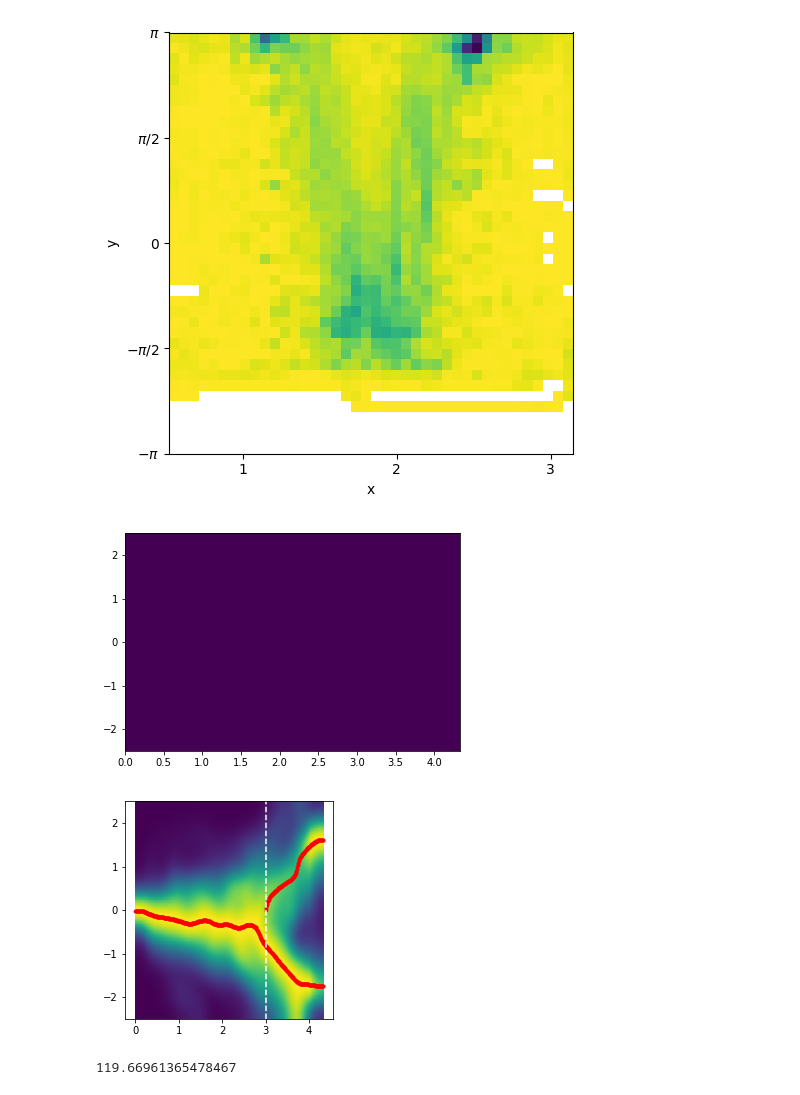
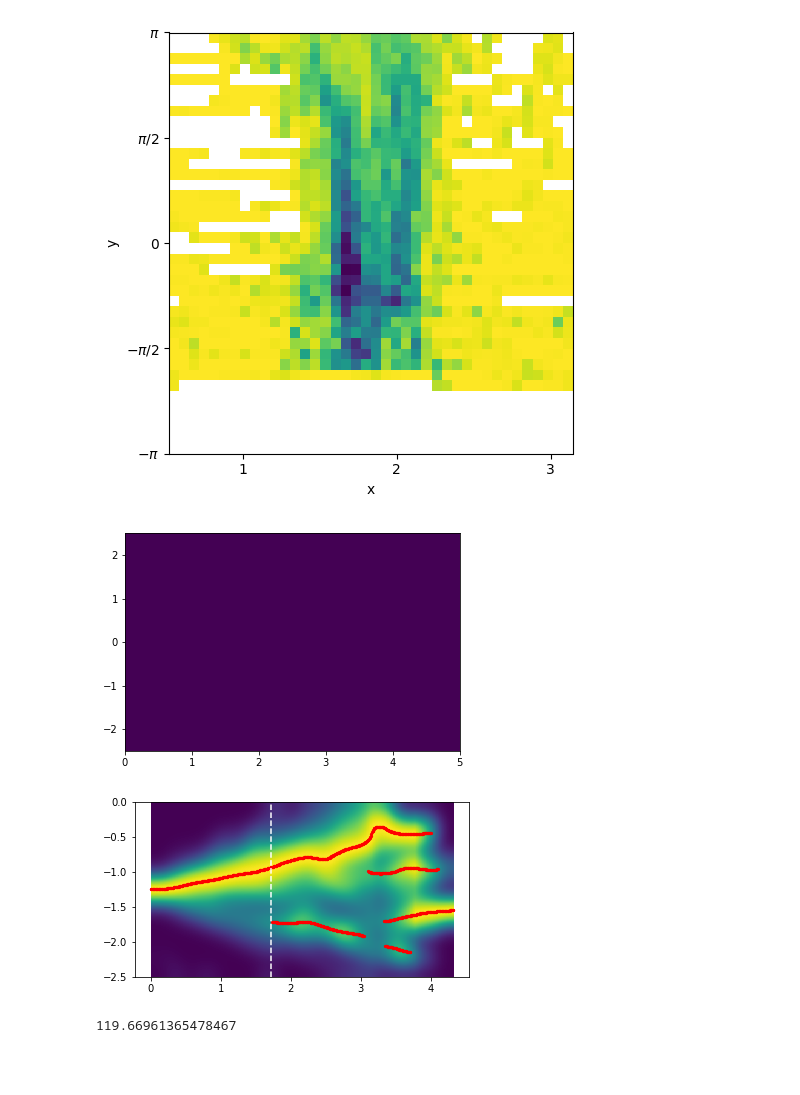
Before and after one commit to RnoB/fly-matrix, a Jupyter notebook: MalkoFly.ipynb, the cells around one changed output. Drawn from its saved outputs; the diff is of its cells as text; code cells hidden in the pictures; blank space fills up the shorter version.

```diff
--- a/MalkoFly.ipynb
+++ b/MalkoFly.ipynb
@@ -8,7 +8,7 @@ import matplotlib.pyplot as plt
 mf.pb.cMapNotSym = mf.pb.plt.cm.viridis_r
 mf.pb.cMapSym = mf.pb.plt.cm.PuOr_r
 # %%
-nPosts = 2
+nPosts = 3
 dVal = 0.8    # distance cutoff to filter trajectories that end too far from the posts
 
 dataDIR = '/media/user/Samsung_T3/Work/Documents/Data/flyVR/new_experiments/'
@@ -30,7 +30,7 @@ class MalkoFly:
     def preprocessData(self):
         return mf.preprocess_fly_data(self.dataDIR, self.projectDB, self.expDB, self.nPosts)
     def distanceFilter(self, df):
-        return mf.distance_filter_trajectories(self.dVal, df)
+        return mf.distance_filter_trajectories(self.dVal, self.nPosts, df)
     def getArchitechture(self, df, fetched, angles):
         return mf.get_malko_architecture(self.projectDB, self.expDB, self.nPosts, df, fetched, angles)
 # %%
@@ -153,7 +153,7 @@ mf.pb.plt.savefig('/mnt/ssd1/Documents/Vivek/flyVR/fly-matrix/figures/dir_vs_app
 fig = mf.pb.katzPlot(app_ang, direc, xlim=(np.pi/6,np.pi), ylim=(-np.pi,np.pi), aspect='auto')
 mf.pb.plt.savefig('/mnt/ssd1/Documents/Vivek/flyVR/fly-matrix/figures/katz_dir_vs_apparent_ang_' + str(nPosts) + '.png', format='png', dpi=300)
 # %% [output]
-[figure, old version]
+[figure, new version]
 # %%
 xs = all_experiments.get((0,1,)).metaFish['x'][:,0]
 ys = all_experiments.get((0,1,)).metaFish['x'][:,1]
@@ -163,12 +163,20 @@ post0_y = np.unique(all_experiments.get((0,1,0,0,1)).var['x'][:,1])[0]
 
 post1_x = np.unique(all_experiments.get((0,1,0,0,2)).var['x'][:,0])[0]
 post1_y = np.unique(all_experiments.get((0,1,0,0,2)).var['x'][:,1])[0]
+
+if nPosts == 3:
+    post2_x = np.unique(all_experiments.get((0,1,0,0,3)).var['x'][:,0])[0]
+    post2_y = np.unique(all_experiments.get((0,1,0,0,3)).var['x'][:,1])[0]
 # %%
 nbins = 500
-h,xedge,yedge,image = plt.hist2d(xs,ys, bins=nbins, normed=True, range=[[0,post0_x],[post0_y,post1_y]])
+if nPosts == 2:
+    r = [[0,post0_x],[post0_y,post1_y]]
+else:
+    r = [[0,post1_x],[post0_y,post2_y]]
+h,xedge,yedge,image = plt.hist2d(xs,ys, bins=nbins, normed=True, range=r)
 img = np.flipud(np.rot90(cv2.GaussianBlur(h,(201,101),0)))
 # %% [output]
-[figure, old version]
+[figure, new version]
 # %%
 for i in range(0,nbins):
     max_val = np.max(img[:,i])
@@ -195,12 +203,13 @@ def get_duplicates(x):
 # %%
 bifurcation_x = np.min(np.where(xs == np.min(get_duplicates(xs))))-1
 
 mf.pb.plt.imshow(img, extent=[0,post0_x,post0_y,post1_y])
-mf.pb.plt.scatter(xs,ys, s=8, c='red')
-mf.pb.plt.vlines(post0_x*bifurcation_x/nbins, ymin=post0_y, ymax=post1_y, color='white', linestyles='dashed')
+mf.pb.plt.scatter(xs,ys, s=5, c='red')
+if nPosts === 2:
+    mf.pb.plt.vlines(post0_x*bifurcation_x/nbins, ymin=post0_y, ymax=post1_y, color='white', linestyles='dashed')
 mf.pb.plt.savefig('/mnt/ssd1/Documents/Vivek/flyVR/fly-matrix/figures/' + str(nPosts) + '_post_bifurcation_tracks.png', format='png', dpi=300)
 # %% [output]
-[figure, old version]
+[figure, new version]
 # %%
 bifurcation_pt = post0_x*bifurcation_x/nbins,ys[bifurcation_x]
 
```
Also changed, not shown: parts of 7 cells of this notebook, 10 other files.
